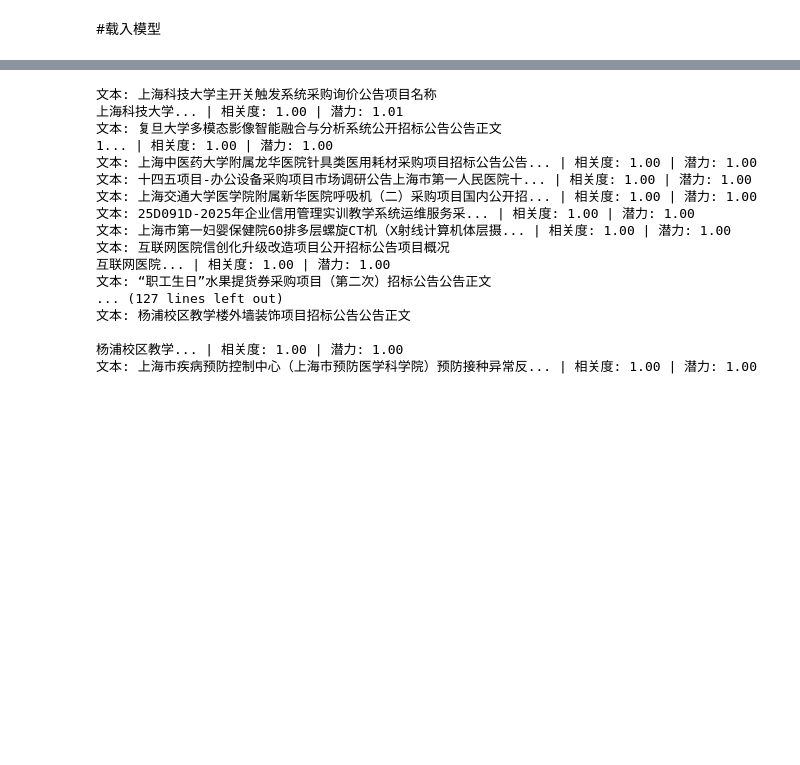
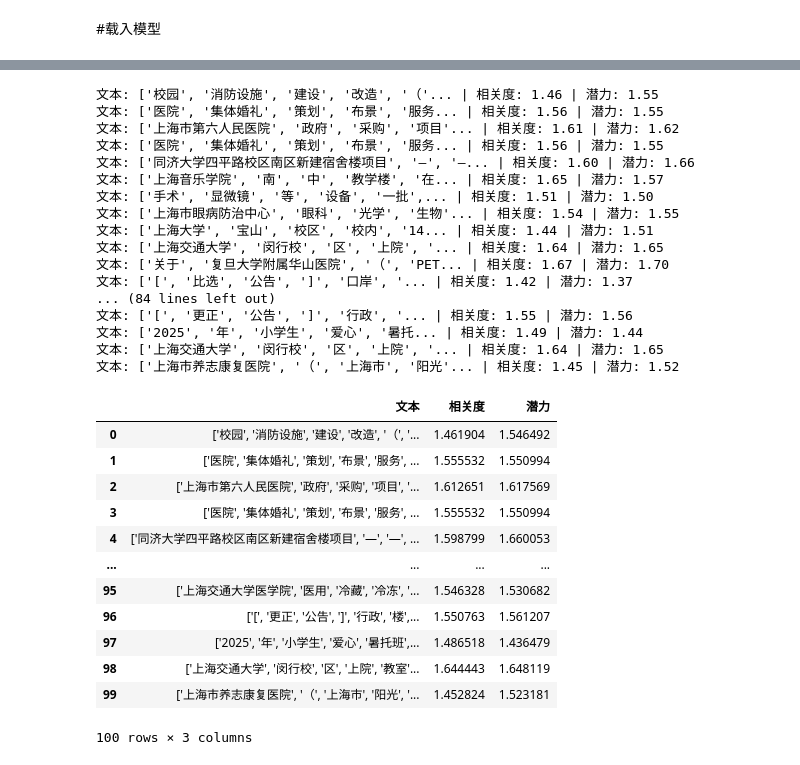
Before and after one commit to xuyiang/fenxi, a Jupyter notebook: workbook.ipynb, the cells around one changed output, grey strips where cells are left out. Cells and saved outputs as stored; diff of their text form; code cells hidden in the pictures; blank space fills up the shorter version.

```diff
--- a/workbook.ipynb
+++ b/workbook.ipynb
@@ -445,29 +479,46 @@ if __name__ == "__main__":
 # %%
 玩具集=[]
+结果=pd.DataFrame({"文本":玩具集,"相关度":0,"潜力":0})
 while len(玩具集)<100:
-    玩具集.append(np.random.choice((data["标题"]+data["公告正文"])))
+    玩具集.append(np.random.choice((df['text'])))
 
 for item in 玩具集:
     rel, pot = predict(item)
     print(f"文本: {item[:30]}... | 相关度: {max(1.0, min(3.0, rel)):.2f} | 潜力: {max(1.0, min(3.0, pot)):.2f}")
+    结果.loc[len(结果)]=item,rel,pot
+
+结果
 # %% [output]
-文本: 上海科技大学主开关触发系统采购询价公告项目名称
-上海科技大学... | 相关度: 1.00 | 潜力: 1.01
-文本: 复旦大学多模态影像智能融合与分析系统公开招标公告公告正文
-1... | 相关度: 1.00 | 潜力: 1.00
-文本: 上海中医药大学附属龙华医院针具类医用耗材采购项目招标公告公告... | 相关度: 1.00 | 潜力: 1.00
-文本: 十四五项目-办公设备采购项目市场调研公告上海市第一人民医院十... | 相关度: 1.00 | 潜力: 1.00
-文本: 上海交通大学医学院附属新华医院呼吸机（二）采购项目国内公开招... | 相关度: 1.00 | 潜力: 1.00
-文本: 25D091D-2025年企业信用管理实训教学系统运维服务采... | 相关度: 1.00 | 潜力: 1.00
-文本: 上海市第一妇婴保健院60排多层螺旋CT机（X射线计算机体层摄... | 相关度: 1.00 | 潜力: 1.00
-文本: 互联网医院信创化升级改造项目公开招标公告项目概况
-互联网医院... | 相关度: 1.00 | 潜力: 1.00
-文本: “职工生日”水果提货券采购项目（第二次）招标公告公告正文
-... (127 lines left out)
-文本: 杨浦校区教学楼外墙装饰项目招标公告公告正文
-
-杨浦校区教学... | 相关度: 1.00 | 潜力: 1.00
-文本: 上海市疾病预防控制中心（上海市预防医学科学院）预防接种异常反... | 相关度: 1.00 | 潜力: 1.00
+文本: ['校园', '消防设施', '建设', '改造', '（'... | 相关度: 1.46 | 潜力: 1.55
+文本: ['医院', '集体婚礼', '策划', '布景', '服务... | 相关度: 1.56 | 潜力: 1.55
+文本: ['上海市第六人民医院', '政府', '采购', '项目'... | 相关度: 1.61 | 潜力: 1.62
+文本: ['医院', '集体婚礼', '策划', '布景', '服务... | 相关度: 1.56 | 潜力: 1.55
+文本: ['同济大学四平路校区南区新建宿舍楼项目', '—', '—... | 相关度: 1.60 | 潜力: 1.66
+文本: ['上海音乐学院', '南', '中', '教学楼', '在... | 相关度: 1.65 | 潜力: 1.57
+文本: ['手术', '显微镜', '等', '设备', '一批',... | 相关度: 1.51 | 潜力: 1.50
+文本: ['上海市眼病防治中心', '眼科', '光学', '生物'... | 相关度: 1.54 | 潜力: 1.55
+文本: ['上海大学', '宝山', '校区', '校内', '14... | 相关度: 1.44 | 潜力: 1.51
+文本: ['上海交通大学', '闵行校', '区', '上院', '... | 相关度: 1.64 | 潜力: 1.65
+文本: ['关于', '复旦大学附属华山医院', '（', 'PET... | 相关度: 1.67 | 潜力: 1.70
+文本: ['[', '比选', '公告', ']', '口岸', '... | 相关度: 1.42 | 潜力: 1.37
+... (84 lines left out)
+文本: ['[', '更正', '公告', ']', '行政', '... | 相关度: 1.55 | 潜力: 1.56
+文本: ['2025', '年', '小学生', '爱心', '暑托... | 相关度: 1.49 | 潜力: 1.44
+文本: ['上海交通大学', '闵行校', '区', '上院', '... | 相关度: 1.64 | 潜力: 1.65
+文本: ['上海市养志康复医院', '（', '上海市', '阳光'... | 相关度: 1.45 | 潜力: 1.52
+|  | 文本 | 相关度 | 潜力 |
+| 0 | ['校园', '消防设施', '建设', '改造', '（', '... | 1.461904 | 1.546492 |
+| 1 | ['医院', '集体婚礼', '策划', '布景', '服务', ... | 1.555532 | 1.550994 |
+| 2 | ['上海市第六人民医院', '政府', '采购', '项目', '... | 1.612651 | 1.617569 |
+| 3 | ['医院', '集体婚礼', '策划', '布景', '服务', ... | 1.555532 | 1.550994 |
+| 4 | ['同济大学四平路校区南区新建宿舍楼项目', '—', '—', ... | 1.598799 | 1.660053 |
+| ... | ... | ... | ... |
+| 95 | ['上海交通大学医学院', '医用', '冷藏', '冷冻', '... | 1.546328 | 1.530682 |
+| 96 | ['[', '更正', '公告', ']', '行政', '楼',... | 1.550763 | 1.561207 |
+| 97 | ['2025', '年', '小学生', '爱心', '暑托班',... | 1.486518 | 1.436479 |
+| 98 | ['上海交通大学', '闵行校', '区', '上院', '教室'... | 1.644443 | 1.648119 |
+| 99 | ['上海市养志康复医院', '（', '上海市', '阳光', '... | 1.452824 | 1.523181 |
+100 rows × 3 columns
 # %%
 #测试一下模型是否成功
 #先用标题来测试一下吧
```
Also changed, not shown: parts of 12 cells of this notebook, 9 other files.
